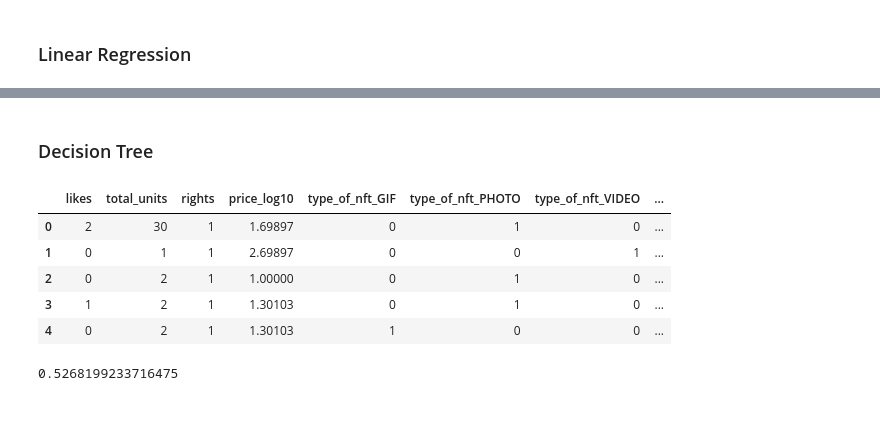
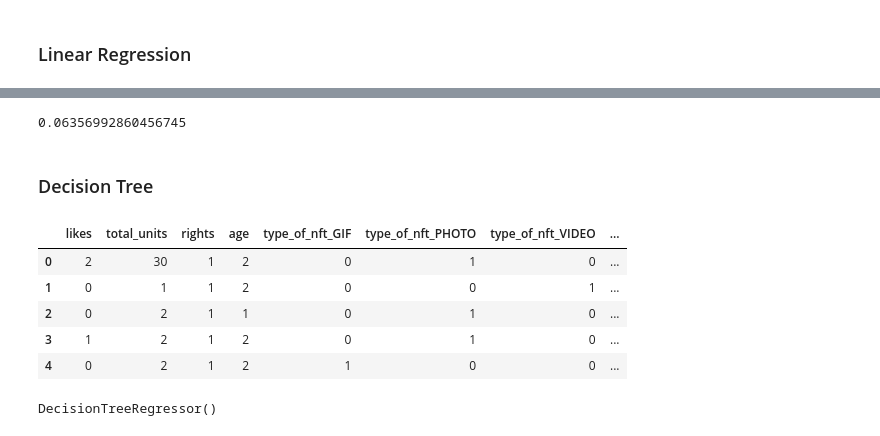
Before and after one commit to aortiz224/bootcamp_finalproject, a Jupyter notebook: dev/yaser/Notebook/ML_finalproject.ipynb, the cells around one changed output, grey strips where cells are left out. Cells and saved outputs as stored; diff of their text form; code cells hidden in the pictures.

```diff
--- a/dev/yaser/Notebook/ML_finalproject.ipynb
+++ b/dev/yaser/Notebook/ML_finalproject.ipynb
@@ -195,6 +218,3 @@ df_ml
 | 4173 | HIVE ART | online art - Cryptoverse | elgeko | elgeko_hive-art_online-art-crypto... | 99.0 | 0 | 7 | 1 | 1.995635 | ... |
 | 4174 | fine arts - high resolution print... | Dirty laundry in the fractal kitchen | elgeko | elgeko_fine-arts-high-resolution-... | 700.0 | 0 | 1 | 1 | 2.845098 | ... |
 4175 rows × 15 columns
-# %%
-df_ml=df_ml.drop(['price'], axis=1)
-df_ml
@@ -215,5 +221,5 @@ df_ml
 # %%
-df_ml2= df_ml[['likes','total_units','rights','price_log10','age','type_of_nft_GIF','type_of_nft_PHOTO','type_of_nft_VIDEO',
+df_ml2= df_ml[['likes','total_units','rights','price_log10','price','age','type_of_nft_GIF','type_of_nft_PHOTO','type_of_nft_VIDEO',
              'nsfw_False','nsfw_True']].copy()
 df_ml2
 # %% [output]
@@ -269,3 +270,7 @@ print(model.intercept_)
+# %%
+model.score(X_test,y_test)
+# %% [output]
+0.06356992860456745
 # %% [markdown]
 ### Decision Tree
 # %%
@@ -276,11 +279,11 @@ from sklearn.metrics import confusion_matrix, accuracy_score, classification_rep
 # %%
-X= df_ml2.drop('age', axis=1)
+X= df_ml2.drop(['price','price_log10'], axis=1)
 X.head()
 # %% [output]
-|  | likes | total_units | rights | price_log10 | type_of_nft_GIF | type_of_nft_PHOTO | type_of_nft_VIDEO | ... |
-| 0 | 2 | 30 | 1 | 1.69897 | 0 | 1 | 0 | ... |
-| 1 | 0 | 1 | 1 | 2.69897 | 0 | 0 | 1 | ... |
-| 2 | 0 | 2 | 1 | 1.00000 | 0 | 1 | 0 | ... |
-| 3 | 1 | 2 | 1 | 1.30103 | 0 | 1 | 0 | ... |
-| 4 | 0 | 2 | 1 | 1.30103 | 1 | 0 | 0 | ... |
+|  | likes | total_units | rights | age | type_of_nft_GIF | type_of_nft_PHOTO | type_of_nft_VIDEO | ... |
+| 0 | 2 | 30 | 1 | 2 | 0 | 1 | 0 | ... |
+| 1 | 0 | 1 | 1 | 2 | 0 | 0 | 1 | ... |
+| 2 | 0 | 2 | 1 | 1 | 0 | 1 | 0 | ... |
+| 3 | 1 | 2 | 1 | 2 | 0 | 1 | 0 | ... |
+| 4 | 0 | 2 | 1 | 2 | 1 | 0 | 0 | ... |
 # %%
@@ -295,14 +298,10 @@ X_train_scaled = X_scaler.transform(X_train)
 X_test_scaled = X_scaler.transform(X_test)
 # %%
 # Creating the decision tree and fittin model
-model = tree.DecisionTreeClassifier()
-model = model.fit(X_train_scaled, y_train)
+model = DecisionTreeRegressor()
+model.fit(X_train_scaled, y_train)
+# %% [output]
+DecisionTreeRegressor()
 # %%
 # make predictions with the test data
 predictions= model.predict(X_test_scaled)
-# %%
-# Calculating the accuracy score.
-acc_score = accuracy_score(y_test, predictions)
-acc_score
-# %% [output]
-0.5268199233716475
```
Also changed, not shown: parts of 31 cells of this notebook.
